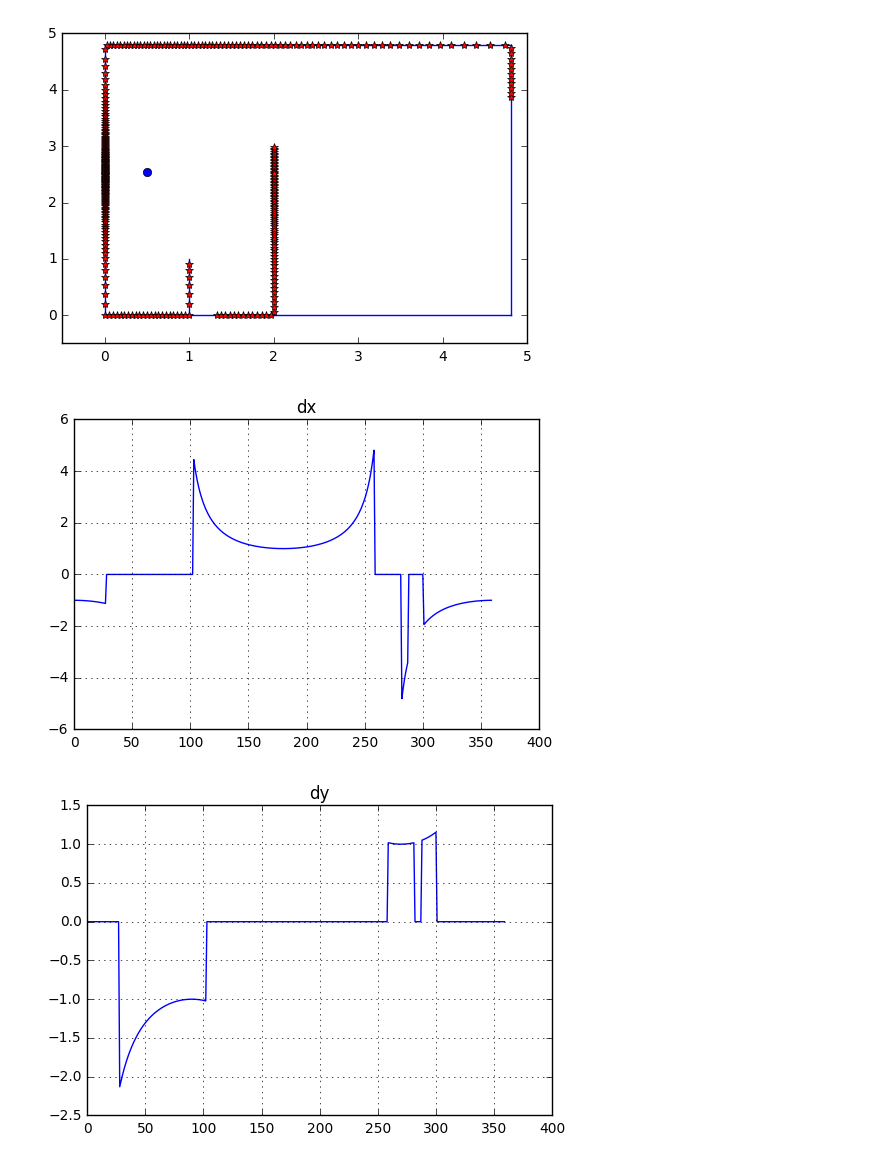
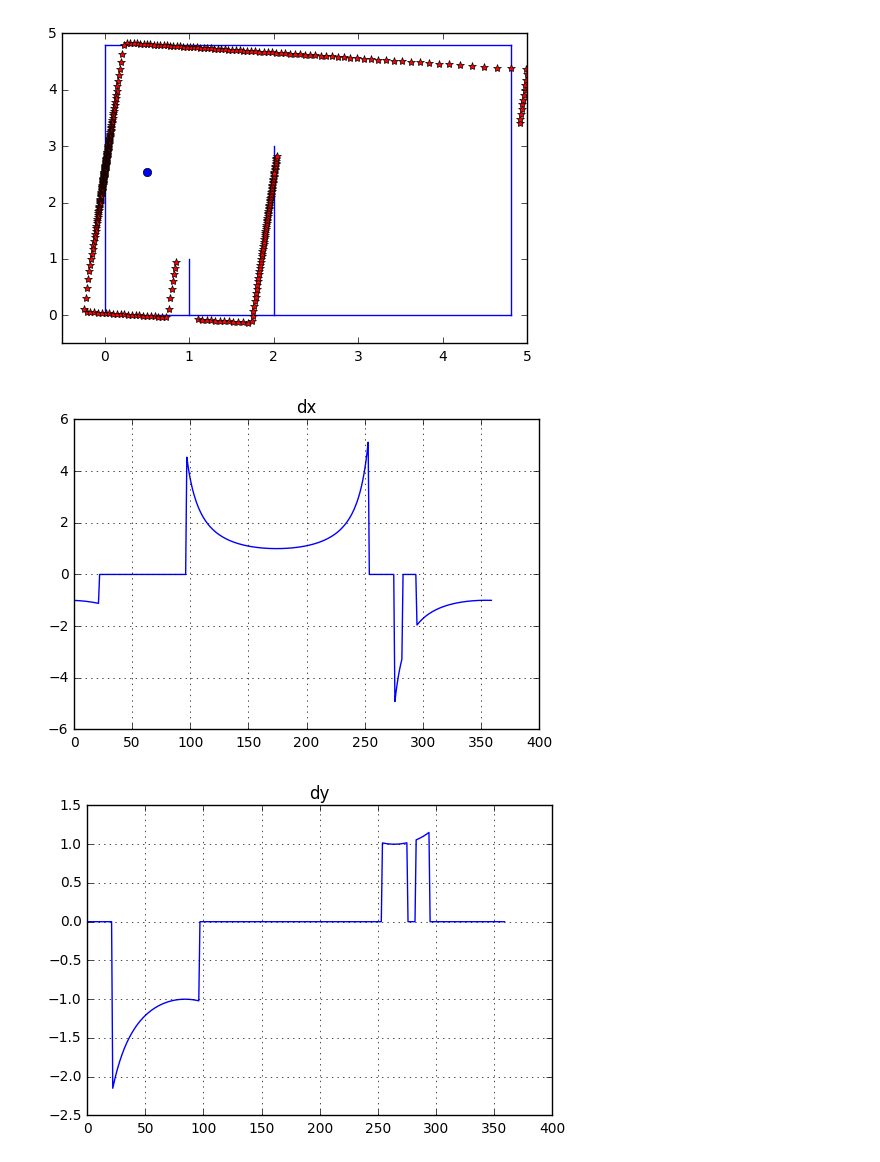
Before and after one commit to isacarnekvist/wall-a-maze, a Jupyter notebook: src/localization/scripts/dev.ipynb, the cells around one changed output. Drawn from its saved outputs; the diff is of its cells as text; code cells hidden in the pictures.

```diff
--- a/src/localization/scripts/dev.ipynb
+++ b/src/localization/scripts/dev.ipynb
@@ -10,32 +88,33 @@ m = Map(map_path='map.txt')
 # %%
 xs = np.linspace(0.5, 3.5, 20)
 ys = 1 + 3.6 * xs - xs ** 2
 
+theta = 0.1
 for id, (x, y) in enumerate(zip(xs[::5], ys[::5])):
     for a, b, c, d in m.edges:
         plt.plot([a, c], [b, d], 'b')
     plt.xlim(-0.5, 5.0)
     plt.ylim(-0.5, 5.0)
     plt.plot(x, y, 'bo')
-    dists, dx, dy, dtheta = m.scan(x, y)
+    dists, dx, dy, dtheta = m.scan(x, y, theta)
     for i, d in enumerate(dists):
         plt.plot(x + d * cos(pi * i / 180), y + d * sin(pi * i / 180), 'r*')
     plt.show()
-    dists, dx, dy, dtheta = m.scan(x, y)
+    dists, dx, dy, dtheta = m.scan(x, y, theta)
     plt.title('dx')
     plt.plot(dx)
     plt.grid(True)
     plt.show()
     plt.title('dy')
     plt.plot(dy)
     plt.grid(True)
     plt.show()
     plt.title('dtheta')
     plt.plot(dtheta)
     plt.grid(True)
     plt.show()
     break
 # %% [output]
-[figure, old version]
+[figure, new version]
-[figure, old version]
+[figure, new version]
-[figure, old version]
+[figure, new version]
```
Also changed, not shown: parts of 4 cells of this notebook, 1 other file.
